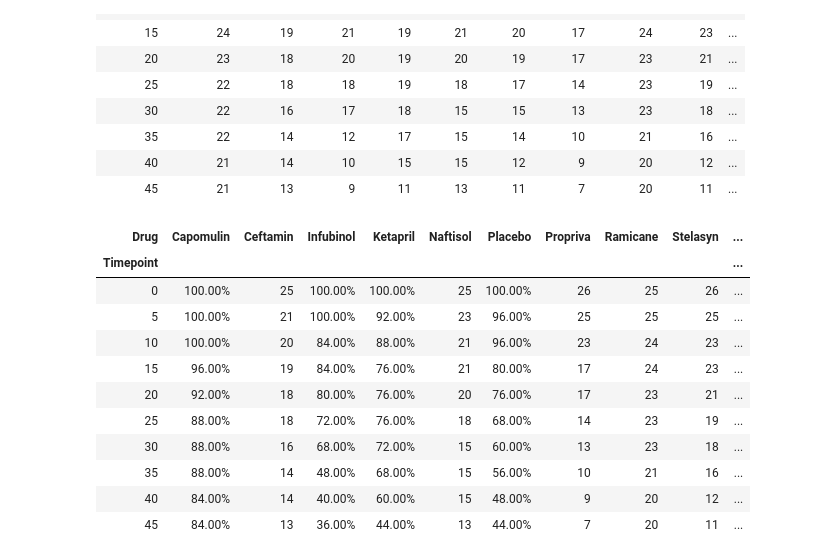
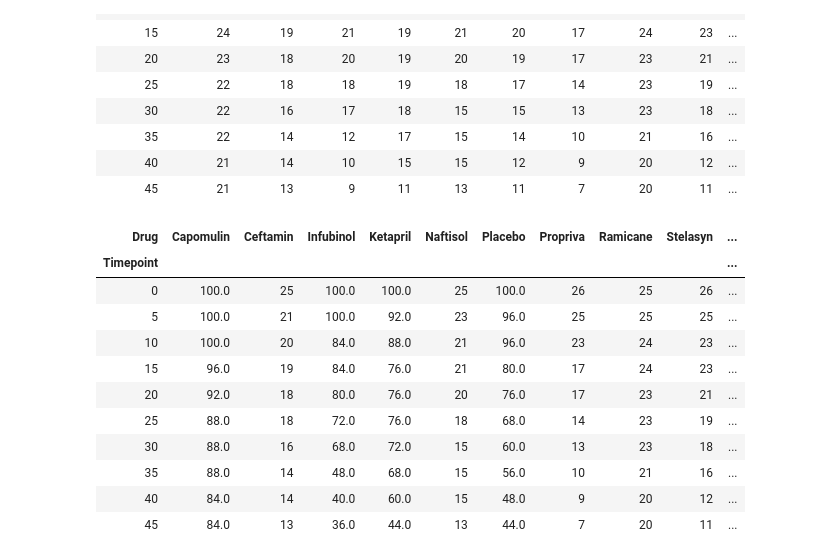
Before and after one commit to ejmayer/matplotlib-challenge, a Jupyter notebook: Pymaceuticals.ipynb, the cells around one changed output. Saved outputs shown, nothing was run; the diff lists cells and outputs as text; code cells hidden in the pictures.

```diff
--- a/Pymaceuticals.ipynb
+++ b/Pymaceuticals.ipynb
@@ -425,20 +452,25 @@ surv_rate_pv
 # %%
 # reformat needed columns to show survival rate percentage
-surv_rate_pv['Capomulin'] = pd.Series(["{0:.2f}%".format((val/25) * 100) for val in surv_rate_pv['Capomulin']], index = surv_rate_pv.index)
-surv_rate_pv['Infubinol'] = pd.Series(["{0:.2f}%".format((val/25) * 100) for val in surv_rate_pv['Infubinol']], index = surv_rate_pv.index)
-surv_rate_pv['Ketapril'] = pd.Series(["{0:.2f}%".format((val/25) * 100) for val in surv_rate_pv['Ketapril']], index = surv_rate_pv.index)
-surv_rate_pv['Placebo'] = pd.Series(["{0:.2f}%".format((val/25) * 100) for val in surv_rate_pv['Placebo']], index = surv_rate_pv.index)
+surv_rate_pv["Capomulin"] = (surv_rate_pv["Capomulin"]/25)*100
+surv_rate_pv["Infubinol"] = (surv_rate_pv["Infubinol"]/25)*100
+surv_rate_pv["Ketapril"] = (surv_rate_pv["Ketapril"]/25)*100
+surv_rate_pv["Placebo"] = (surv_rate_pv["Placebo"]/25)*100
+
+#surv_rate_pv['Capomulin'] = pd.Series(["{0:.2f}%".format((val/25) * 100) for val in surv_rate_pv['Capomulin']], index = surv_rate_pv.index)
+#surv_rate_pv['Infubinol'] = pd.Series(["{0:.2f}%".format((val/25) * 100) for val in surv_rate_pv['Infubinol']], index = surv_rate_pv.index)
+#surv_rate_pv['Ketapril'] = pd.Series(["{0:.2f}%".format((val/25) * 100) for val in surv_rate_pv['Ketapril']], index = surv_rate_pv.index)
+#surv_rate_pv['Placebo'] = pd.Series(["{0:.2f}%".format((val/25) * 100) for val in surv_rate_pv['Placebo']], index = surv_rate_pv.index)
 surv_rate_pv
 # %% [output]
 | Drug | Capomulin | Ceftamin | Infubinol | Ketapril | Naftisol | Placebo | Propriva | Ramicane | Stelasyn | ... |
 | Timepoint |  |  |  |  |  |  |  |  |  | ... |
-| 0 | 100.00% | 25 | 100.00% | 100.00% | 25 | 100.00% | 26 | 25 | 26 | ... |
-| 5 | 100.00% | 21 | 100.00% | 92.00% | 23 | 96.00% | 25 | 25 | 25 | ... |
-| 10 | 100.00% | 20 | 84.00% | 88.00% | 21 | 96.00% | 23 | 24 | 23 | ... |
-| 15 | 96.00% | 19 | 84.00% | 76.00% | 21 | 80.00% | 17 | 24 | 23 | ... |
-| 20 | 92.00% | 18 | 80.00% | 76.00% | 20 | 76.00% | 17 | 23 | 21 | ... |
-| 25 | 88.00% | 18 | 72.00% | 76.00% | 18 | 68.00% | 14 | 23 | 19 | ... |
-| 30 | 88.00% | 16 | 68.00% | 72.00% | 15 | 60.00% | 13 | 23 | 18 | ... |
-| 35 | 88.00% | 14 | 48.00% | 68.00% | 15 | 56.00% | 10 | 21 | 16 | ... |
-| 40 | 84.00% | 14 | 40.00% | 60.00% | 15 | 48.00% | 9 | 20 | 12 | ... |
-| 45 | 84.00% | 13 | 36.00% | 44.00% | 13 | 44.00% | 7 | 20 | 11 | ... |
+| 0 | 100.0 | 25 | 100.0 | 100.0 | 25 | 100.0 | 26 | 25 | 26 | ... |
+| 5 | 100.0 | 21 | 100.0 | 92.0 | 23 | 96.0 | 25 | 25 | 25 | ... |
+| 10 | 100.0 | 20 | 84.0 | 88.0 | 21 | 96.0 | 23 | 24 | 23 | ... |
+| 15 | 96.0 | 19 | 84.0 | 76.0 | 21 | 80.0 | 17 | 24 | 23 | ... |
+| 20 | 92.0 | 18 | 80.0 | 76.0 | 20 | 76.0 | 17 | 23 | 21 | ... |
+| 25 | 88.0 | 18 | 72.0 | 76.0 | 18 | 68.0 | 14 | 23 | 19 | ... |
+| 30 | 88.0 | 16 | 68.0 | 72.0 | 15 | 60.0 | 13 | 23 | 18 | ... |
+| 35 | 88.0 | 14 | 48.0 | 68.0 | 15 | 56.0 | 10 | 21 | 16 | ... |
+| 40 | 84.0 | 14 | 40.0 | 60.0 | 15 | 48.0 | 9 | 20 | 12 | ... |
+| 45 | 84.0 | 13 | 36.0 | 44.0 | 13 | 44.0 | 7 | 20 | 11 | ... |
```
Also changed, not shown: parts of 50 cells of this notebook, 2 other files.
